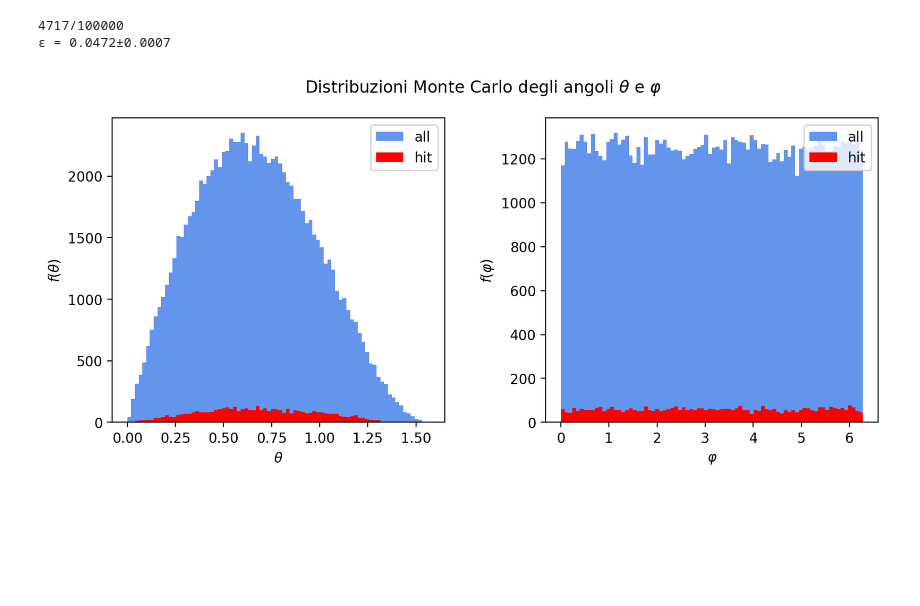
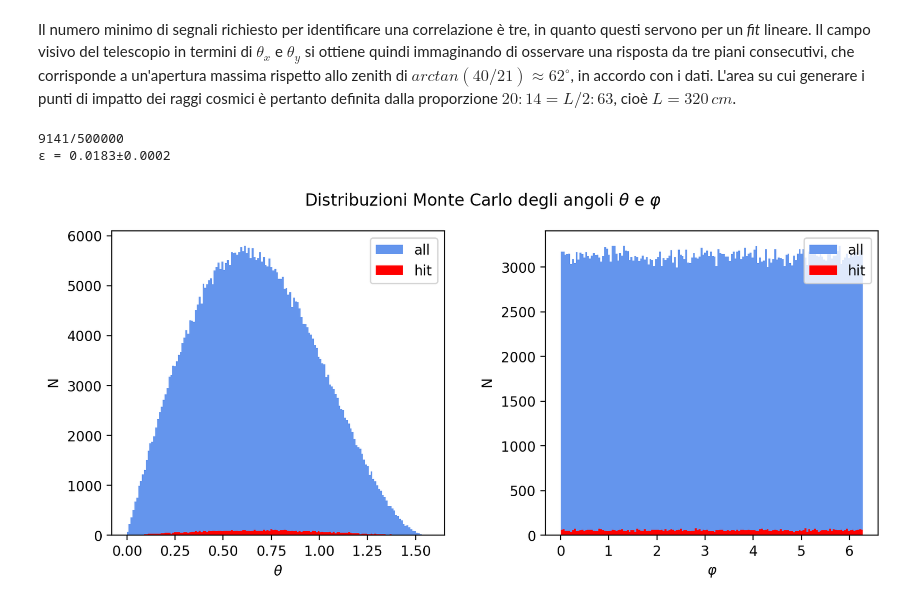
Before and after one commit to vittoriomadonna/muografia, a Jupyter notebook: project_v2.ipynb, the cells around one changed output. Drawn from its saved outputs; the diff is of its cells as text; code cells hidden in the pictures; blank space fills up the shorter version.

```diff
--- a/project_v2.ipynb
+++ b/project_v2.ipynb
@@ -18,7 +213,8 @@ fig = plt.figure(figsize = (10, 4), dpi=200)
 gs = gridspec.GridSpec(1, 9)
 ax0 = fig.add_subplot(gs[:, :4])
 ax1 = fig.add_subplot(gs[:, 5:])
-nbins1 = 80
+m = 2
+nbins1 = int(m*80)
 th_range = (-math.pi/2, math.pi/2)
 n_x, bins_x, _ = ax0.hist(th_x, bins=nbins1, density=False, range=th_range)
 ax0.set_xlabel(r'$\theta_x$')
@@ -66,12 +280,16 @@ plt.show()
+# %% [markdown]
+Il numero minimo di segnali richiesto per identificare una correlazione è tre, in quanto questi servono per un *fit* lineare. Il campo visivo del telescopio in termini di $\theta_x$ e $\theta_y$ si ottiene quindi immaginando di osservare una risposta da tre piani consecutivi, che corrisponde a un'apertura massima rispetto allo zenith di $arctan(40/21)\approx 62^{\circ}$, in accordo con i dati. L'area su cui generare i punti di impatto dei raggi cosmici è pertanto definita dalla proporzione $20:14=L/2:63$, cioè $L=320 \, cm$.
 # %%
-L = 200
-n_mc = 100000
-l = 40
-h = 7
-n_p = 10
+L = 320 # l'area su cui genero i punti di impatto dei raggi cosmici
+n_mc = 500000 # numero di raggi cosmici generato
+l = 40 # lato del rivelatore
+h = 7 # distanza tra i piani
+n_p = 10 # numero di piani
+beta = 2
 n_hit = 0
+np.random.seed(1234)
 theta_hit, phi_hit = [], []
-theta = np.arccos((1 - np.random.uniform(size = n_mc))**(1/3))
+theta = np.arccos((1 - np.random.uniform(size = n_mc))**(1/(beta+1)))
 phi = 2*math.pi*np.random.uniform(size = n_mc)
 st, ct, sp, cp = np.sin(theta), np.cos(theta), np.sin(phi), np.cos(phi)
 us, vs, ws = st*cp, st*sp, ct
@@ -81,12 +299,6 @@ x1s = np.array([[x0 + (j*h)*(u/w) for j in range(n_p)] for x0, u, w in zip(x0s,
 y1s = np.array([[y0 + (j*h)*(v/w) for j in range(n_p)] for y0, v, w in zip(y0s, vs, ws)])
 hits = [((x>-l/2) & (x<l/2) & (y>-l/2) & (y<l/2)) for x, y in zip(x1s, y1s)]
 for hit, th, ph in zip(hits, theta, phi):
-    '''
-    if len(hit[hit==1])>2:
-        n_hit+=1
-        theta_hit.append(th)
-        phi_hit.append(ph)
-    '''
     led = True
     for i in range(0,5):
         if not any(hit[i:i+6]):
@@ -95,33 +307,32 @@ for hit, th, ph in zip(hits, theta, phi):
         n_hit+=1
         theta_hit.append(th)
         phi_hit.append(ph)
-
 print("{:d}/{:d}".format(n_hit, n_mc))
 eff = n_hit/(n_mc)
 err = np.sqrt(eff*(1 - eff)/n_mc)
 print("ε = {:.4f}±{:.4f}".format(eff, err))
 # %% [output]
-4717/100000
-ε = 0.0472±0.0007
+9141/500000
+ε = 0.0183±0.0002
 # %%
 fig = plt.figure(figsize = (10, 4), dpi=200)
 gs = gridspec.GridSpec(1, 9)
 ax0 = fig.add_subplot(gs[:, :4])
 ax1 = fig.add_subplot(gs[:, 5:])
 
 
 n_th_t, _, _ = ax0.hist(theta, density=False, bins=nbins1, range=th_range, color='cornflowerblue', label='all')
 n_th_h, _, _ = ax0.hist(theta_hit, density=False, bins=nbins1, range=th_range, color='red', label='hit')
-ax0.set(xlabel=r'$\theta$', ylabel=r'$f(\theta)$')
+ax0.set(xlabel=r'$\theta$', ylabel=r'$\mathrm{N}$')
 ax0.legend()
 
 
 n_ph_t, _, _ = ax1.hist(phi, density=False, bins=nbins1, range=ph_range, color='cornflowerblue', label='all')
 n_ph_h, _, _ = ax1.hist(phi_hit, density=False, bins=nbins1, range=ph_range, color='red', label='hit')
-ax1.set(xlabel=r'$\varphi$', ylabel=r'$f(\varphi)$')
+ax1.set(xlabel=r'$\varphi$', ylabel=r'$\mathrm{N}$')
 ax1.legend()
 
 plt.suptitle(r'Distribuzioni Monte Carlo degli angoli $\theta$ e $\varphi$')
 plt.show()
 # %% [output]
-[figure, old version]
+[figure, new version]
```
Also changed, not shown: parts of 53 cells of this notebook, 7 other files.
